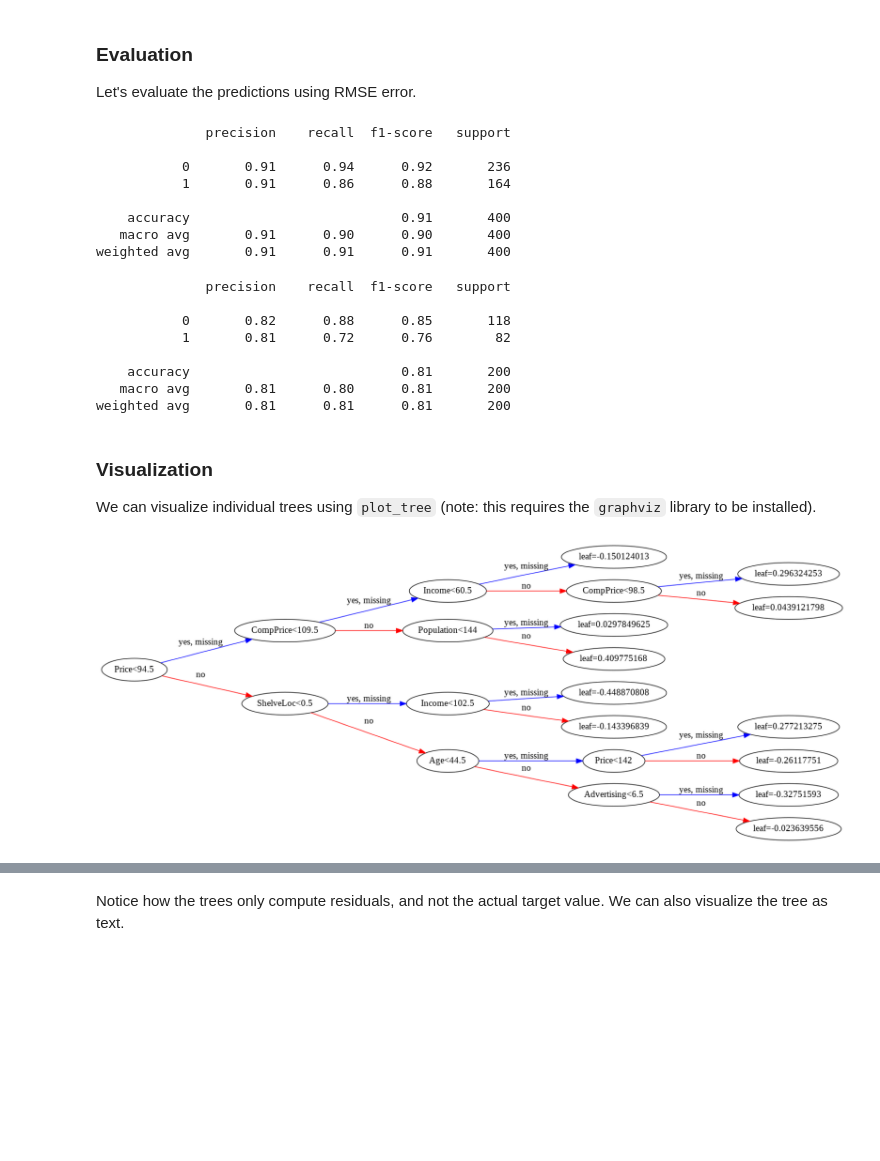
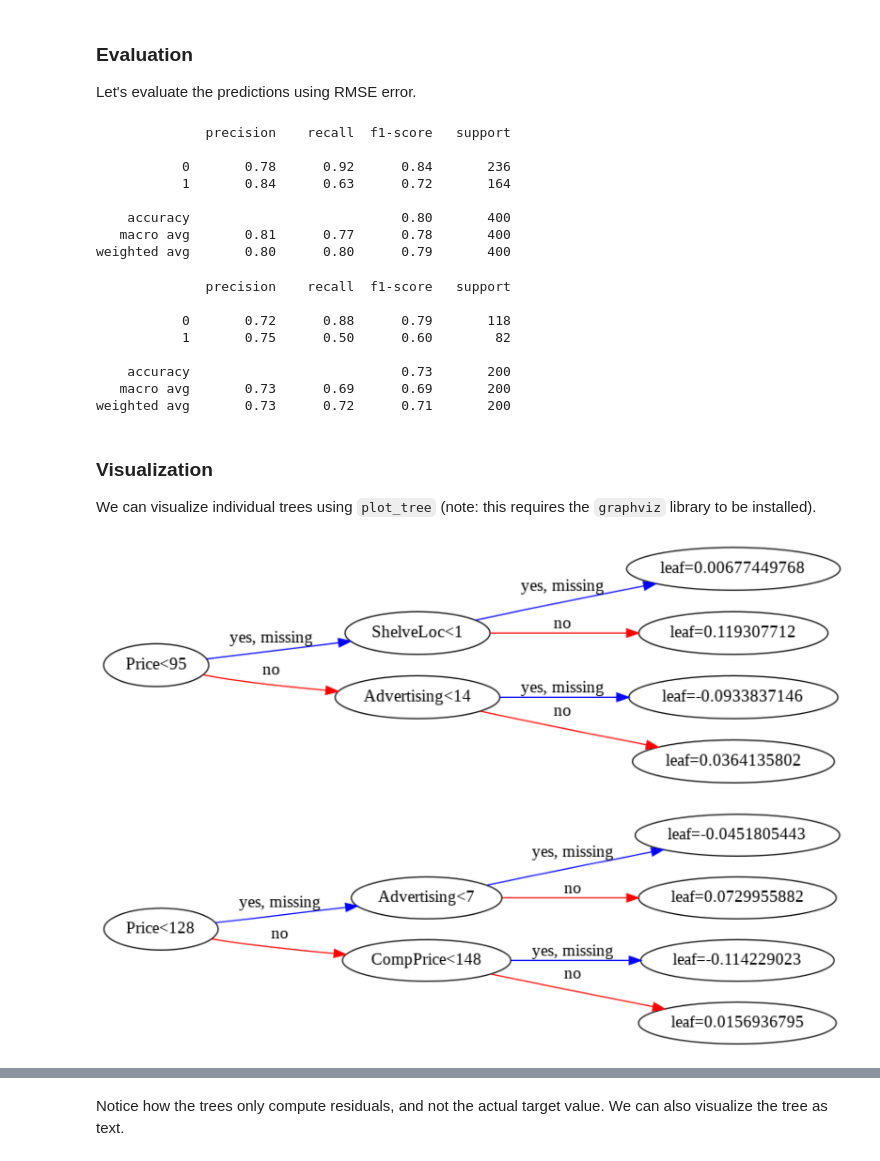
Before and after one commit to waelrash1/predictive_analytics_DT302, a Jupyter notebook: Lab_gradient_boosting_machines.ipynb, the cells around one changed output, grey strips where cells are left out. Cells and saved outputs as stored; diff of their text form; code cells hidden in the pictures; blank space fills up the shorter version.

```diff
--- a/Lab_gradient_boosting_machines.ipynb
+++ b/Lab_gradient_boosting_machines.ipynb
@@ -137,7 +137,7 @@ from xgboost import XGBRegressor,XGBClassifier
 # %%
 ?XGBClassifier
 # %%
-model = XGBClassifier(random_state=42, n_jobs=-1, n_estimators=20, max_depth=4)
+model = XGBClassifier(random_state=42, n_jobs=-1, n_estimators=20, max_depth=2)
 # %% [markdown]
 Let's train the model using `model.fit`.
 # %%
@@ -190,23 +181,23 @@ print(classification_report(y, model.predict(X)))
 # %% [output]
               precision    recall  f1-score   support
 
-           0       0.91      0.94      0.92       236
-           1       0.91      0.86      0.88       164
+           0       0.78      0.92      0.84       236
+           1       0.84      0.63      0.72       164
 
-    accuracy                           0.91       400
-   macro avg       0.91      0.90      0.90       400
-weighted avg       0.91      0.91      0.91       400
+    accuracy                           0.80       400
+   macro avg       0.81      0.77      0.78       400
+weighted avg       0.80      0.80      0.79       400
 # %%
 print(classification_report(y_test, model.predict(X_test)))
 # %% [output]
               precision    recall  f1-score   support
 
-           0       0.82      0.88      0.85       118
-           1       0.81      0.72      0.76        82
+           0       0.72      0.88      0.79       118
+           1       0.75      0.50      0.60        82
 
-    accuracy                           0.81       200
-   macro avg       0.81      0.80      0.81       200
-weighted avg       0.81      0.81      0.81       200
+    accuracy                           0.73       200
+   macro avg       0.73      0.69      0.69       200
+weighted avg       0.73      0.72      0.71       200
 # %% [markdown]
 ### Visualization
 
@@ -220,8 +211,10 @@ from matplotlib.pylab import rcParams
 rcParams['figure.figsize'] = 30,30
 # %%
 plot_tree(model, rankdir='LR', num_trees=1);
+plot_tree(model, rankdir='LR', num_trees=5);
 # %% [output]
-[figure, old version]
+[figure, new version]
+[figure, added]
 # %%
 plot_tree(model, rankdir='LR', num_trees=19);
 # %% [output]
```
Also changed, not shown: parts of 45 cells of this notebook.
